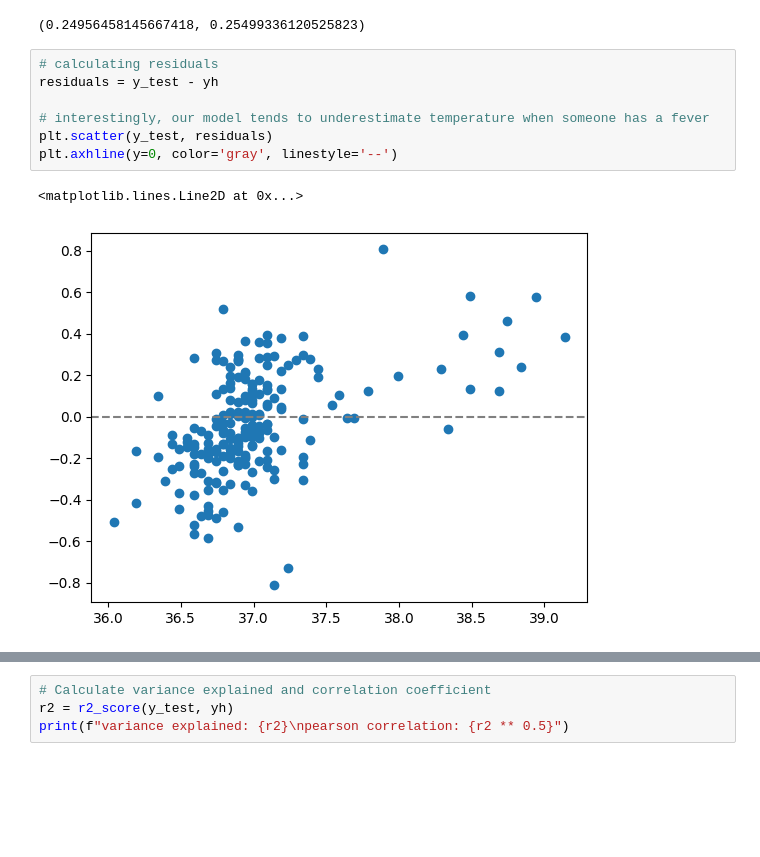
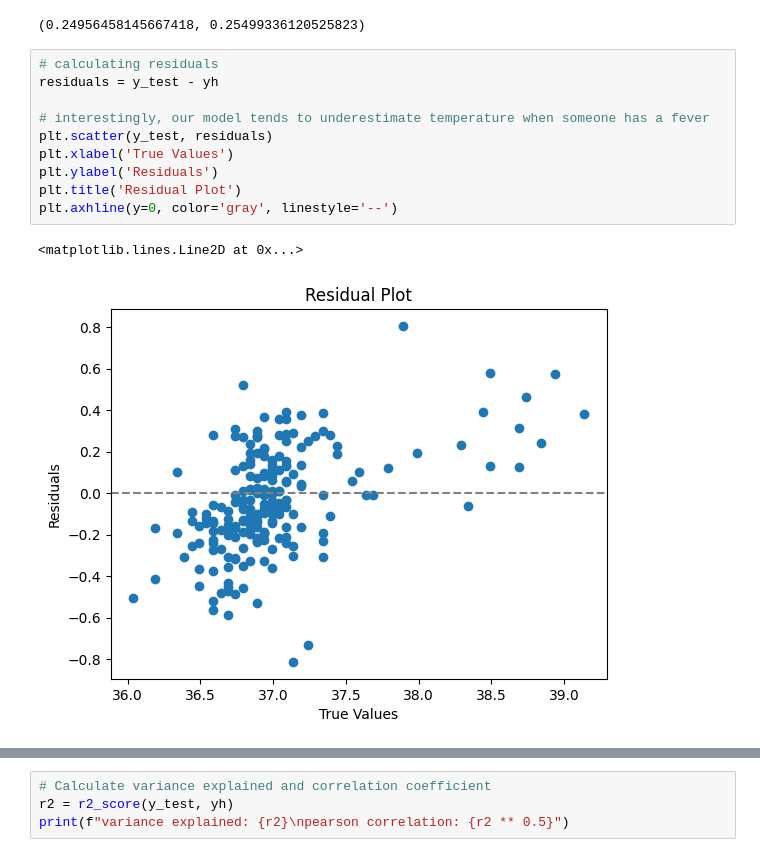
Before and after one commit to benbaz-2/comp551, a Jupyter notebook: assignment_1_regression_aziz.ipynb, the cells around one changed output, grey strips where cells are left out. Cells and saved outputs as stored; diff of their text form; blank space fills up the shorter version.

```diff
--- a/assignment_1_regression_aziz.ipynb
+++ b/assignment_1_regression_aziz.ipynb
@@ -409,13 +418,16 @@ cost_train ** 0.5, cost_test ** 0.5
 # %%
 # calculating residuals
 residuals = y_test - yh
 
 # interestingly, our model tends to underestimate temperature when someone has a fever
 plt.scatter(y_test, residuals)
+plt.xlabel('True Values')
+plt.ylabel('Residuals')
+plt.title('Residual Plot')
 plt.axhline(y=0, color='gray', linestyle='--')
 # %% [output]
 <matplotlib.lines.Line2D at 0x...>
-[figure, old version]
+[figure, new version]
 # %%
 # Create a correlation plot
 sns.scatterplot(x=y_test.flatten(), y=yh.flatten())
```
Also changed, not shown: parts of 18 cells of this notebook.
